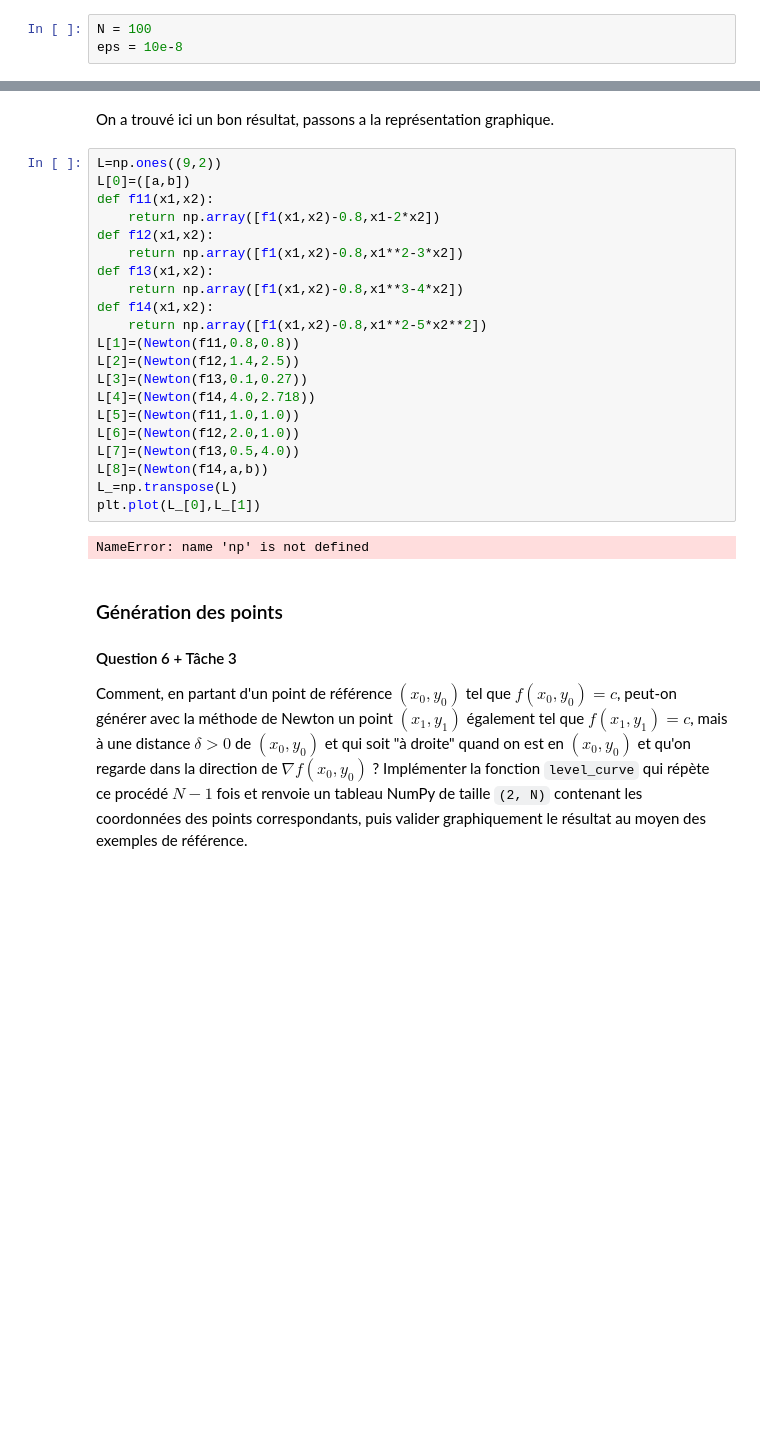
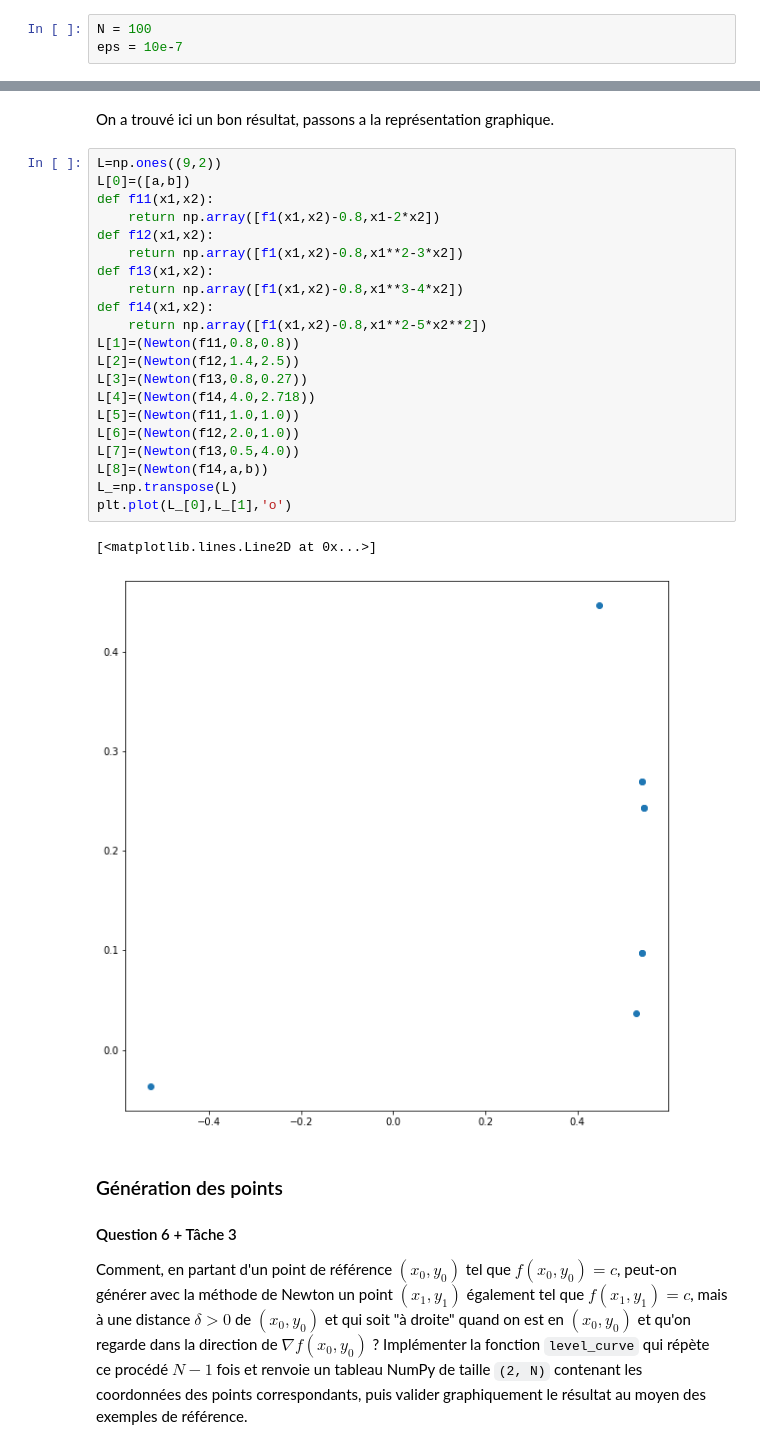
Before and after one commit to GabrielCi77/CalculDiffProjet1CiorKarroucha, a Jupyter notebook: Courbes de niveau - Enoncé.ipynb, the cells around one changed output, grey strips where cells are left out. Drawn from its saved outputs; the diff is of its cells as text; blank space fills up the shorter version.

```diff
--- a/Courbes de niveau - Enoncé.ipynb
+++ b/Courbes de niveau - Enoncé.ipynb
@@ -304,7 +304,7 @@ L'application à laquelle nous destinons la fonction `Newton` demande-t'elle une
 Choisir une valeur de `eps` qui semble raisonnable et justifier l'ordre de grandeur choisi.
 # %%
 N = 100
-eps = 10e-8
+eps = 10e-7
 # %% [markdown]
 #### Réponse 5
 
@@ -343,26 +343,27 @@ On a trouvé ici un bon résultat, passons a la représentation graphique.
 # %%
 L=np.ones((9,2))
 L[0]=([a,b])
 def f11(x1,x2):
     return np.array([f1(x1,x2)-0.8,x1-2*x2])
 def f12(x1,x2):
     return np.array([f1(x1,x2)-0.8,x1**2-3*x2])
 def f13(x1,x2):
     return np.array([f1(x1,x2)-0.8,x1**3-4*x2])
 def f14(x1,x2):
     return np.array([f1(x1,x2)-0.8,x1**2-5*x2**2])
 L[1]=(Newton(f11,0.8,0.8))
 L[2]=(Newton(f12,1.4,2.5))
-L[3]=(Newton(f13,0.1,0.27))
+L[3]=(Newton(f13,0.8,0.27))
 L[4]=(Newton(f14,4.0,2.718))
 L[5]=(Newton(f11,1.0,1.0))
 L[6]=(Newton(f12,2.0,1.0))
 L[7]=(Newton(f13,0.5,4.0))
 L[8]=(Newton(f14,a,b))
 L_=np.transpose(L)
-plt.plot(L_[0],L_[1])
+plt.plot(L_[0],L_[1],'o')
 # %% [output]
-NameError: name 'np' is not defined
+[<matplotlib.lines.Line2D at 0x...>]
+[figure, added]
 # %% [markdown]
 ### Génération des points
 
```
Also changed, not shown: parts of 12 cells of this notebook.
